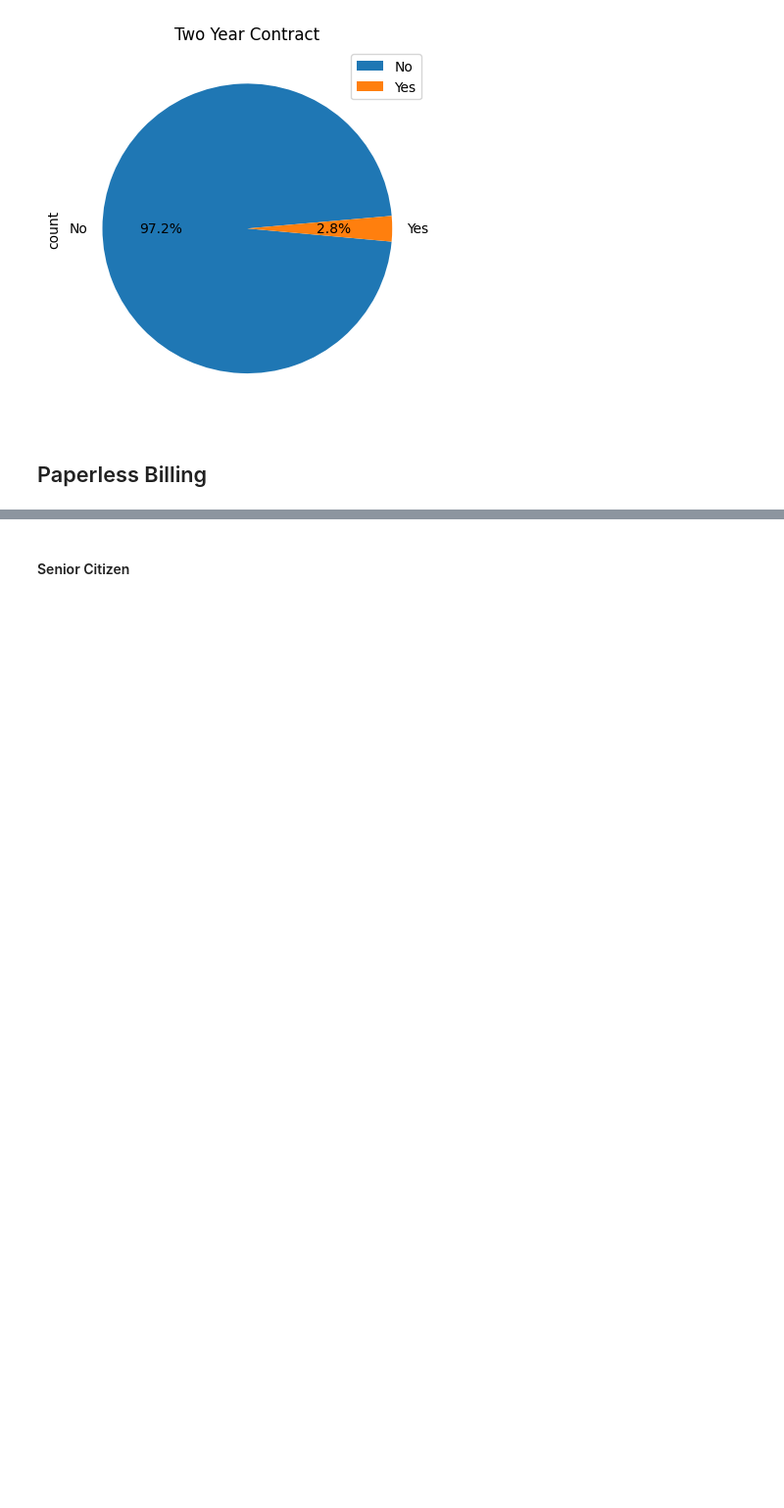
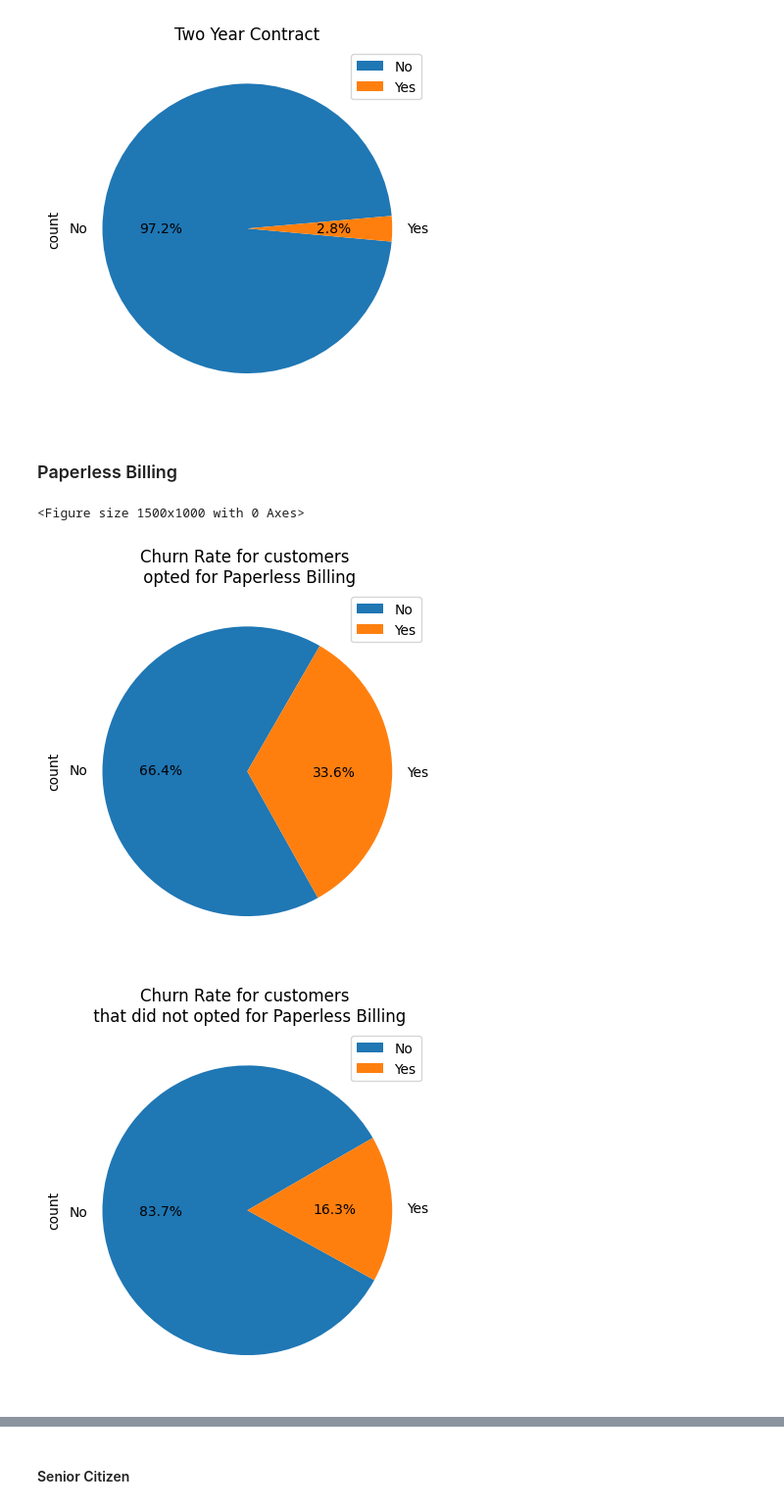
Before and after one commit to kjeyaram-orcl/DataScience, a Jupyter notebook: Telecom_Churn_CaseStudy.ipynb, the cells around one changed output, grey strips where cells are left out. Shown: that part at 98% size. Cells and saved outputs as stored; diff of their text form; code cells hidden in the pictures; blank space fills up the shorter version.

```diff
--- a/Telecom_Churn_CaseStudy.ipynb
+++ b/Telecom_Churn_CaseStudy.ipynb
@@ -244,19 +242,26 @@ plt.show()
 [figure]
 [figure]
 # %% [markdown]
-## Paperless Billing
+### Paperless Billing
 # %%
-plt.figure(figsize=(15,5))
+#Check Whether a customer who opted for paperless billing causes churn.
 
+plt.figure(figsize=(15,10))
 pie_PaperlessBilling_Yes = pd.DataFrame(telecom[telecom['PaperlessBilling'] == "Yes"]['Churn'].value_counts())
 pie_PaperlessBilling_Yes.plot.pie(subplots=True, labels = pie_PaperlessBilling_Yes.index.values, autopct='%1.1f%%', startangle= 60)
 plt.title('Churn Rate for customers \n opted for Paperless Billing')
 plt.gca().set_aspect('equal')
 
 
 pie_PaperlessBilling_No = pd.DataFrame(telecom[telecom['PaperlessBilling'] == "No"]['Churn'].value_counts())
 pie_PaperlessBilling_No.plot.pie(subplots=True, labels = pie_PaperlessBilling_No.index.values, autopct='%1.1f%%', startangle= 30)
 plt.title('Churn Rate for customers \n that did not opted for Paperless Billing')
 plt.gca().set_aspect('equal')
 
 plt.show()
+
+# Churn Rate is higher for the customers who opted for paperless billing.
+# %% [output]
+<Figure size 1500x1000 with 0 Axes>
+[figure, added]
+[figure, added]
```
Also changed, not shown: parts of 37 cells of this notebook.
